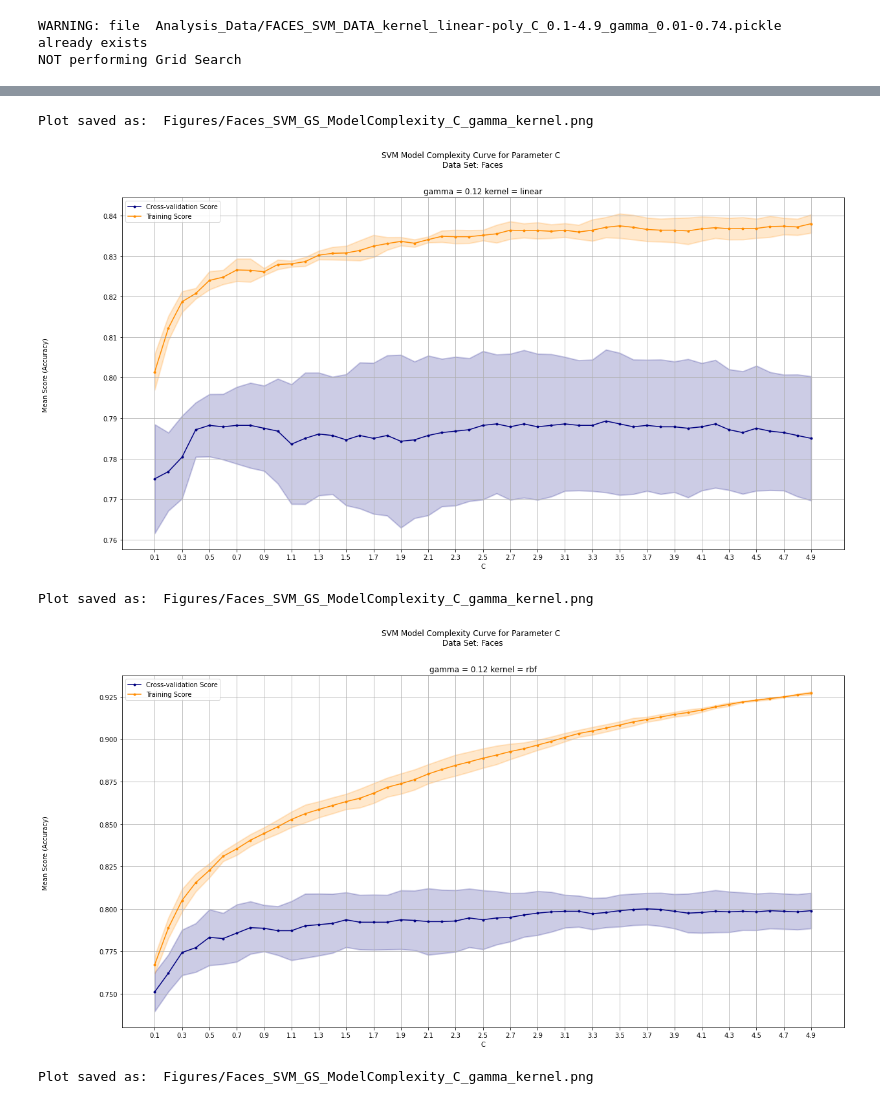
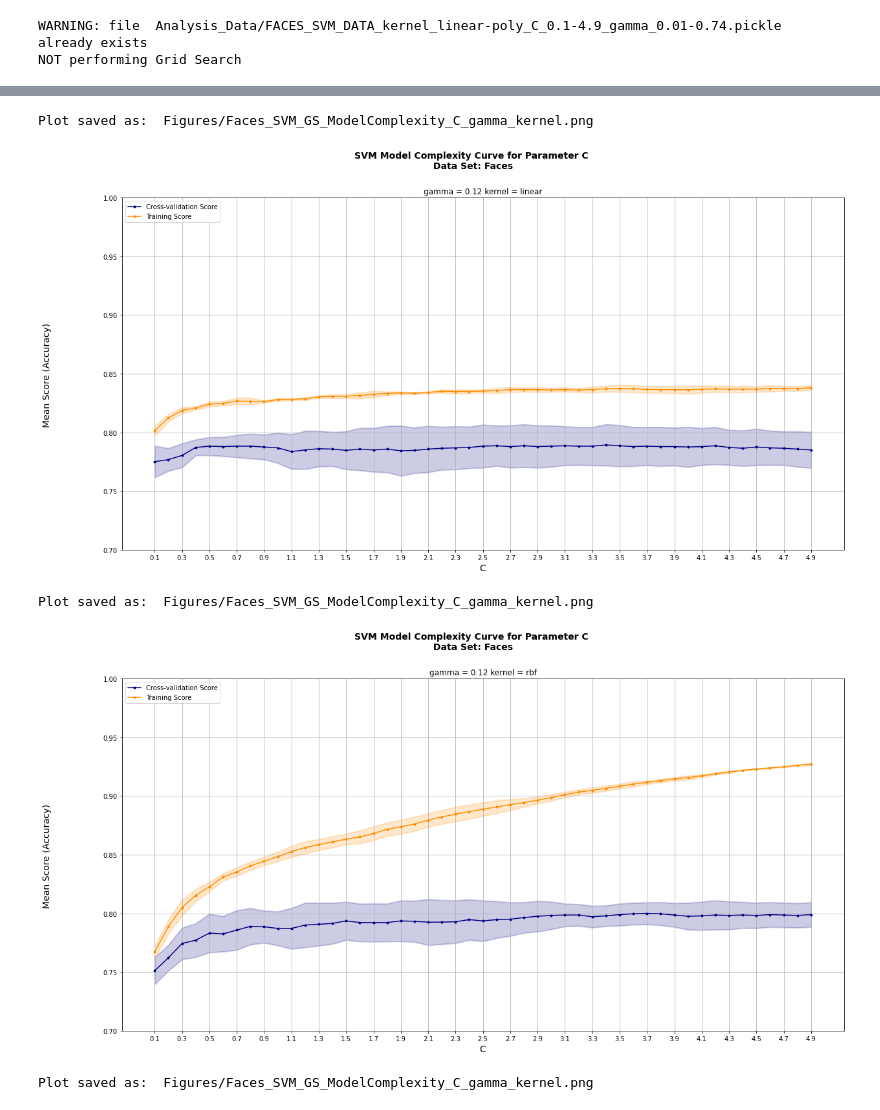
Before and after one commit to Inquisitive-ME/SupervisedLearning_Project_Code, a Jupyter notebook: SVMs/faces_SVM_analysis.ipynb, the cells around one changed output, grey strips where cells are left out. Saved outputs shown, nothing was run; the diff lists cells and outputs as text; code cells hidden in the pictures.

```diff
--- a/SVMs/faces_SVM_analysis.ipynb
+++ b/SVMs/faces_SVM_analysis.ipynb
@@ -81,6 +86,7 @@ NOT performing Grid Search
 # %%
 unused_params_values = {'gamma': min(gamma), 'C': min(C), 'kernel': 'linear'}
 unused_params_values = {'kernel': 'rbf', 'gamma':0.12, 'C':0.5}
-common_grid_search_analysis.plot_grid_search_model_complexity(gs_results, PLOT_SAVE_LOCATION, ALGO, DATASET, unused_params_value_dict=unused_params_values)
+ylim=[0.7, 1.0]
+common_grid_search_analysis.plot_grid_search_model_complexity(gs_results, PLOT_SAVE_LOCATION, ALGO, DATASET, unused_params_value_dict=unused_params_values, ylim=ylim)
 # %% [output]
 Plot saved as:  Figures/Faces_SVM_GS_ModelComplexity_C_gamma_kernel.png
@@ -92,0 +99,3 @@ Plot saved as:  Figures/Faces_SVM_GS_Times_C_gamma_kernel.png
+# %%
+common_grid_search_analysis.plot_grid_search_model_complexity_1param(gs_results, 'kernel', PLOT_SAVE_LOCATION, ALGO=ALGO, DATASET=DATASET, unused_params_value_dict=unused_params_values)
+common_grid_search_analysis.plot_grid_search_training_times_1param(gs_results, 'kernel', PLOT_SAVE_LOCATION, ALGO=ALGO, DATASET=DATASET, unused_params_value_dict=unused_params_values)
@@ -93,12 +107,12 @@ Plot saved as:  Figures/Faces_SVM_GS_Times_C_gamma_kernel.png
 # %%
 unused_params_values['kernel'] = 'linear'
-common_grid_search_analysis.plot_grid_search_model_complexity_1param(gs_results, 'C', PLOT_SAVE_LOCATION, ALGO=ALGO, DATASET=DATASET, unused_params_value_dict=unused_params_values, tick_spacing=2)
+common_grid_search_analysis.plot_grid_search_model_complexity_1param(gs_results, 'C', PLOT_SAVE_LOCATION, ALGO=ALGO, DATASET=DATASET, unused_params_value_dict=unused_params_values, tick_spacing=2, ylim=ylim)
 unused_params_values['kernel'] = 'rbf'
-common_grid_search_analysis.plot_grid_search_model_complexity_1param(gs_results, 'C', PLOT_SAVE_LOCATION, ALGO=ALGO, DATASET=DATASET, unused_params_value_dict=unused_params_values, tick_spacing=2)
-common_grid_search_analysis.plot_grid_search_model_complexity_1param(gs_results, 'gamma', PLOT_SAVE_LOCATION, ALGO=ALGO, DATASET=DATASET, unused_params_value_dict=unused_params_values, tick_spacing=2)
+common_grid_search_analysis.plot_grid_search_model_complexity_1param(gs_results, 'C', PLOT_SAVE_LOCATION, ALGO=ALGO, DATASET=DATASET, unused_params_value_dict=unused_params_values, tick_spacing=2, ylim=ylim)
+common_grid_search_analysis.plot_grid_search_model_complexity_1param(gs_results, 'gamma', PLOT_SAVE_LOCATION, ALGO=ALGO, DATASET=DATASET, unused_params_value_dict=unused_params_values, tick_spacing=2, ylim=ylim)
 # %% [output]
 Plot saved as:  Figures/Faces_SVM_GS_ModelComplexity_C_gamma_kernel.png
-[figure, old version]
+[figure, new version]
 Plot saved as:  Figures/Faces_SVM_GS_ModelComplexity_C_gamma_kernel.png
-[figure, old version]
+[figure, new version]
 Plot saved as:  Figures/Faces_SVM_GS_ModelComplexity_C_gamma_kernel.png
```
Also changed, not shown: parts of 15 cells of this notebook, 1 other file.
